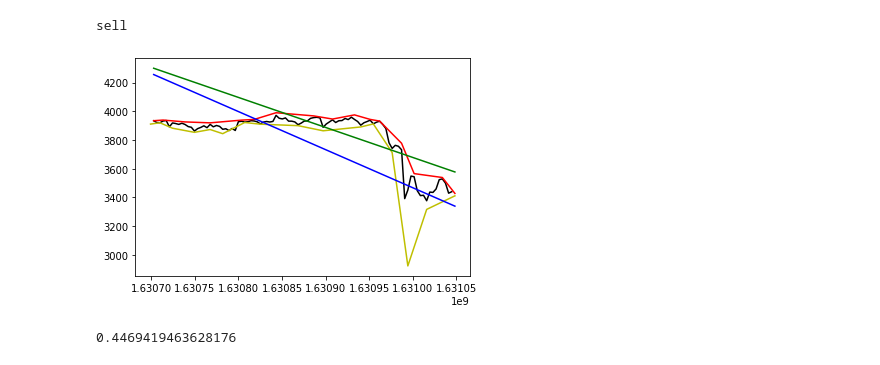
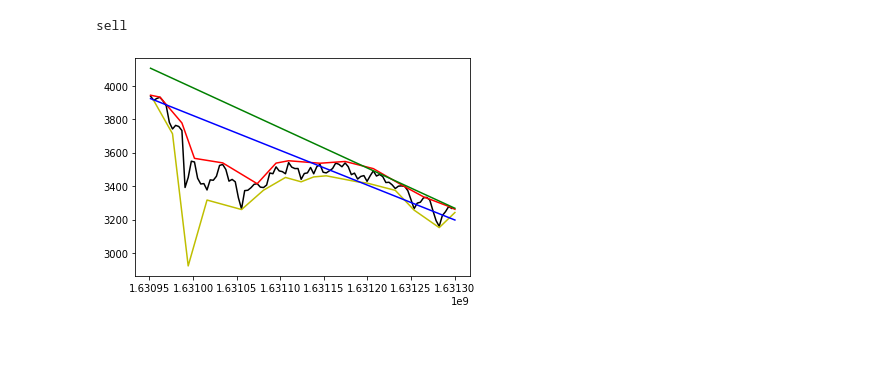
Before and after one commit to minsoo0926/trading, a Jupyter notebook: trading/test.ipynb, the cells around one changed output. Saved outputs shown, nothing was run; the diff lists cells and outputs as text; code cells hidden in the pictures.

```diff
--- a/trading/test.ipynb
+++ b/trading/test.ipynb
@@ -1,23 +1,18 @@
 # %%
 from mine import trend_utils
 import pandas as pd
 import matplotlib.pyplot as plt
 import numpy as np
 from utils import date_utils
 import ccxt
 
 df1 = pd.read_csv('data/20200101-ETH_future.csv')
 binance = ccxt.binance()
 eth = binance.fetch_ticker("ETH/USDT")
 
-a = trend_utils.trend(df1[len(df1)-80:len(df1)].reset_index(drop=True))
+a = trend_utils.trend(df1[len(df1)-34:len(df1)].reset_index(drop=True))
 print(a.near_trend(eth['close']))
 a.graph(df1)
 # %% [output]
 sell
-[figure, old version]
+[figure, new version]
-# %%
-from mine import market
-market.get_ETHbalance_future()
-# %% [output]
-0.4469419463628176
```
Also changed, not shown: parts of 3 cells of this notebook, 12 other files.
